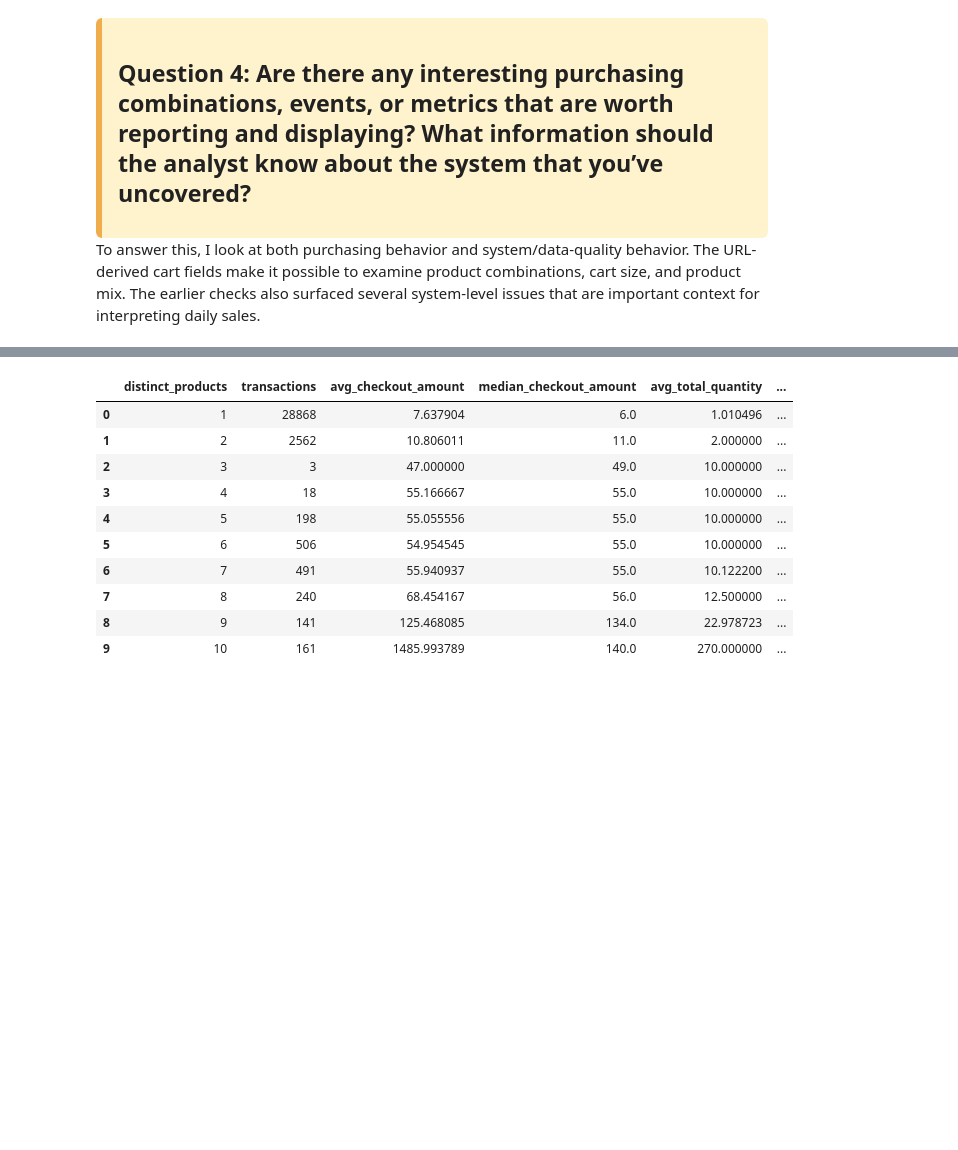
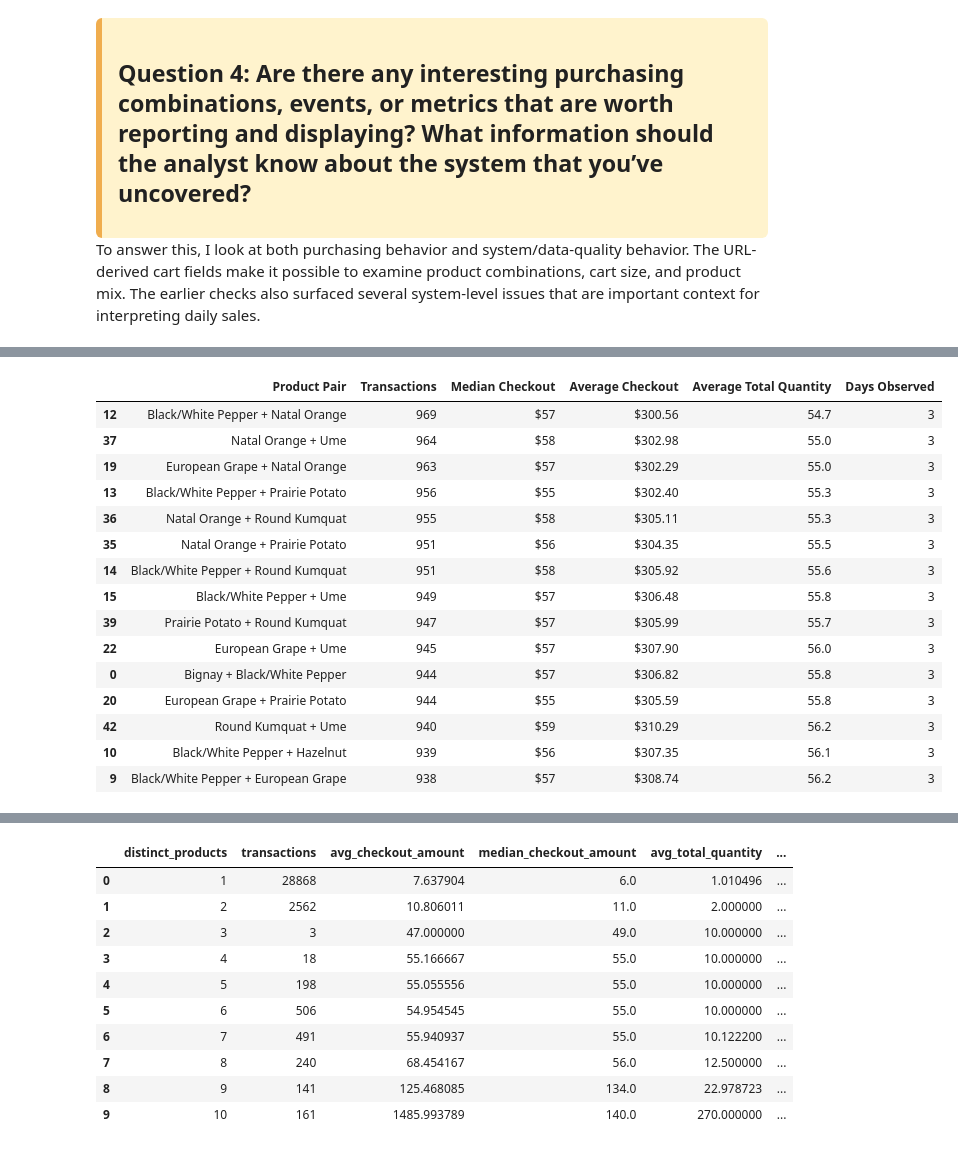
Before and after one commit to melissadale/postie-data-science-presentation, a Jupyter notebook: notebooks/Analysis.ipynb, the cells around one changed output, grey strips where cells are left out. Drawn from its saved outputs; the diff is of its cells as text; code cells hidden in the pictures; blank space fills up the shorter version.

```diff
--- a/notebooks/Analysis.ipynb
+++ b/notebooks/Analysis.ipynb
@@ -1076,0 +1231,94 @@ This is not the main explanation for the July 3 sales discrepancy, but it is use
+# %%
+# ------------------------------------------------------------
+# Pairwise product co-occurrence
+# ------------------------------------------------------------
+
+from itertools import combinations
+
+pair_rows = []
+
+for _, row in cart_products.iterrows():
+    products = list(row["products"])
+
+    if len(products) < 2:
+        continue
+
+    for product_a, product_b in combinations(products, 2):
+        pair_rows.append({
+            "transaction_index": row["transaction_index"],
+            "date": row["date"],
+            "website_id": row["website_id"],
+            "app_version": row["app_version"],
+            "checkout_amount": row["checkout_amount"],
+            "total_quantity": row["total_quantity"],
+            "product_a": product_a,
+            "product_b": product_b,
+            "product_pair": f"{product_a} + {product_b}",
+        })
+
+product_pair_df = pd.DataFrame(pair_rows)
+
+product_pair_summary = (
+    product_pair_df
+    .groupby(["product_a", "product_b", "product_pair"])
+    .agg(
+        transactions=("transaction_index", "nunique"),
+        median_checkout_amount=("checkout_amount", "median"),
+        avg_checkout_amount=("checkout_amount", "mean"),
+        avg_total_quantity=("total_quantity", "mean"),
+        days_observed=("date", "nunique"),
+    )
+    .reset_index()
+    .sort_values("transactions", ascending=False)
+)
+
+product_pair_display = product_pair_summary.head(15).copy()
+
+product_pair_display["median_checkout_amount"] = (
+    product_pair_display["median_checkout_amount"].map("${:,.0f}".format)
+)
+
+product_pair_display["avg_checkout_amount"] = (
+    product_pair_display["avg_checkout_amount"].map("${:,.2f}".format)
+)
+
+product_pair_display["avg_total_quantity"] = (
+    product_pair_display["avg_total_quantity"].map("{:,.1f}".format)
+)
+
+product_pair_display = product_pair_display.rename(columns={
+    "product_pair": "Product Pair",
+    "transactions": "Transactions",
+    "median_checkout_amount": "Median Checkout",
+    "avg_checkout_amount": "Average Checkout",
+    "avg_total_quantity": "Average Total Quantity",
+    "days_observed": "Days Observed",
+})
+
+product_pair_display[
+    [
+        "Product Pair",
+        "Transactions",
+        "Median Checkout",
+        "Average Checkout",
+        "Average Total Quantity",
+        "Days Observed",
+    ]
+]
+# %% [output]
+|  | Product Pair | Transactions | Median Checkout | Average Checkout | Average Total Quantity | Days Observed |
+| 12 | Black/White Pepper + Natal Orange | 969 | $57 | $300.56 | 54.7 | 3 |
+| 37 | Natal Orange + Ume | 964 | $58 | $302.98 | 55.0 | 3 |
+| 19 | European Grape + Natal Orange | 963 | $57 | $302.29 | 55.0 | 3 |
+| 13 | Black/White Pepper + Prairie Potato | 956 | $55 | $302.40 | 55.3 | 3 |
+| 36 | Natal Orange + Round Kumquat | 955 | $58 | $305.11 | 55.3 | 3 |
+| 35 | Natal Orange + Prairie Potato | 951 | $56 | $304.35 | 55.5 | 3 |
+| 14 | Black/White Pepper + Round Kumquat | 951 | $58 | $305.92 | 55.6 | 3 |
+| 15 | Black/White Pepper + Ume | 949 | $57 | $306.48 | 55.8 | 3 |
+| 39 | Prairie Potato + Round Kumquat | 947 | $57 | $305.99 | 55.7 | 3 |
+| 22 | European Grape + Ume | 945 | $57 | $307.90 | 56.0 | 3 |
+| 0 | Bignay + Black/White Pepper | 944 | $57 | $306.82 | 55.8 | 3 |
+| 20 | European Grape + Prairie Potato | 944 | $55 | $305.59 | 55.8 | 3 |
+| 42 | Round Kumquat + Ume | 940 | $59 | $310.29 | 56.2 | 3 |
+| 10 | Black/White Pepper + Hazelnut | 939 | $56 | $307.35 | 56.1 | 3 |
+| 9 | Black/White Pepper + European Grape | 938 | $57 | $308.74 | 56.2 | 3 |
```
Also changed, not shown: parts of 19 cells of this notebook, 2 other files.
